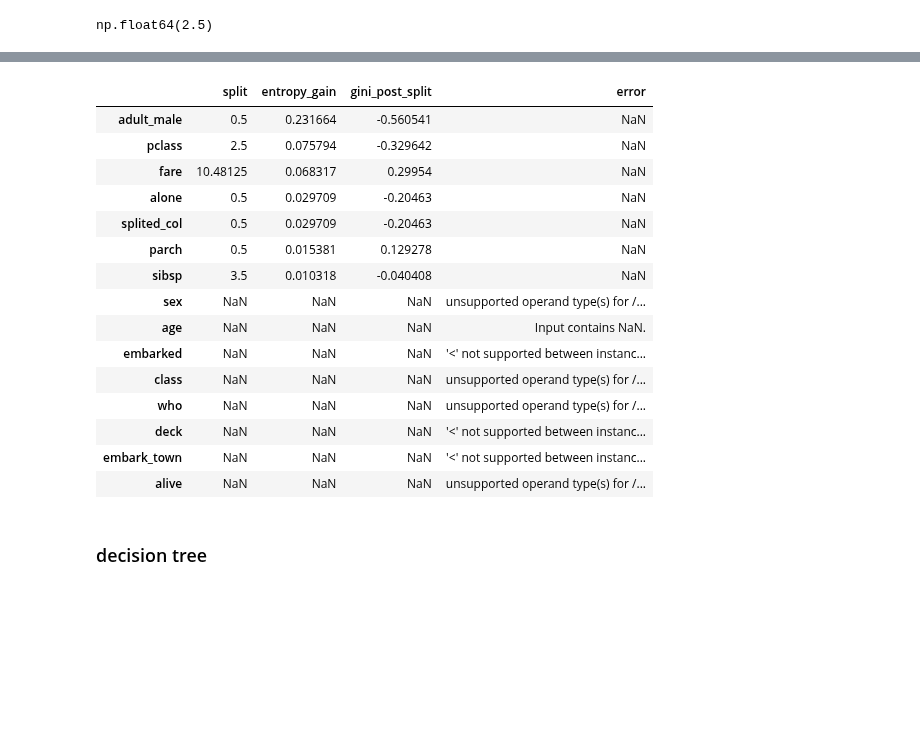
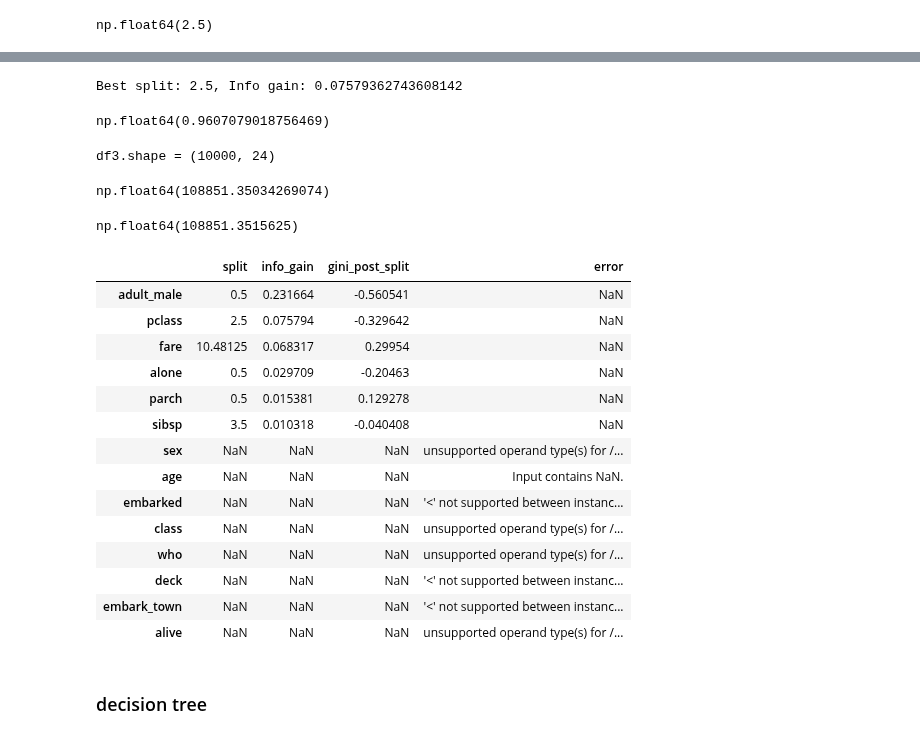
Before and after one commit to 0xdomyz/python_collection, a Jupyter notebook: model/decision_trees/decision_tree.ipynb, the cells around one changed output, grey strips where cells are left out. Cells and saved outputs as stored; diff of their text form; code cells hidden in the pictures; blank space fills up the shorter version.

Commit message:
add sklearn ver func to d tree

```diff
--- a/model/decision_trees/decision_tree.ipynb
+++ b/model/decision_trees/decision_tree.ipynb
@@ -34,7 +56,7 @@ alone                False
 # %% [markdown]
 ### split
 # %%
-def entropy(y):
+def entropy(y, base=2):
     """Calculate entropy of a binary target array.
     https://en.wikipedia.org/wiki/Entropy_(information_theory)#:~:text=The%20entropy%20can%20explicitly%20be%20written%20as%3A
     """
@@ -42,7 +64,7 @@ def entropy(y):
     p0 = 1 - p1
     if p1 == 0 or p1 == 1:
         return 0
-    return -p0 * np.log2(p0) - p1 * np.log2(p1)
+    return -p0 * np.log(p0) / np.log(base) - p1 * np.log(p1) / np.log(base)
 
 def best_split(df, feature_col, target_col):
     """Find the split point that maximizes information gain.
@@ -70,34 +161,74 @@ np.float64(2.5)
+# %%
+from sklearn.tree import DecisionTreeClassifier
+
+def sklearn_best_split(df, feature_col, target_col):
+    X = df[[feature_col]].values
+    y = df[target_col].values
+    clf = DecisionTreeClassifier(max_depth=1, random_state=42, criterion='entropy')
+    clf.fit(X, y)
+    tree = clf.tree_
+    # The root node is 0, its threshold is the split point
+    threshold = tree.threshold[0]
+    # Information gain is the impurity decrease at the root node
+    info_gain = tree.impurity[0] - (
+        tree.weighted_n_node_samples[1] / tree.weighted_n_node_samples[0] * tree.impurity[1] +
+        tree.weighted_n_node_samples[2] / tree.weighted_n_node_samples[0] * tree.impurity[2]
+    )
+    return threshold, info_gain
+
+split, gain = sklearn_best_split(df, 'pclass', 'survived')
+print(f"Best split: {split}, Info gain: {gain}")
+# %% [output]
+Best split: 2.5, Info gain: 0.07579362743608142
+# %%
+entropy(df["survived"])
+# %% [output]
+np.float64(0.9607079018756469)
+# %%
+df3 = df2.sample(n=10_000, random_state=1, replace=True)
+df3["LIMIT_BAL"] = df3["LIMIT_BAL"] + np.random.normal(0, 1000, df3.shape[0])
+print(f"{df3.shape = }")
+
+split, gain = best_split(df3, 'LIMIT_BAL', 'default payment next month')
+split
+# %% [output]
+df3.shape = (10000, 24)
+np.float64(108851.35034269074)
+# %%
+split, gain = sklearn_best_split(df3, 'LIMIT_BAL', 'default payment next month')
+split
+# %% [output]
+np.float64(108851.3515625)
 # %%
 from sklearn.metrics import roc_auc_score
 
 target_col = 'survived'
 feature_cols = [col for col in df.columns if col != target_col]
 
 split_results = {}
 for feature in feature_cols:
     try:
         split, gain = best_split(df, feature, target_col)
 
         splited_col = df[feature].copy()
         splited_col[df[feature] <= split] = 0
         splited_col[df[feature] > split] = 1
         auc = roc_auc_score(y_true=df[target_col], y_score=splited_col)
         gini_post_split = 2 * auc - 1
 
-        split_results[feature] = {'split': split, 'entropy_gain': gain, 'gini_post_split': gini_post_split}
+        split_results[feature] = {'split': split, 'info_gain': gain, 'gini_post_split': gini_post_split}
     except Exception as e:
         split_results[feature] = {'error': str(e)}
 
 res_df = pd.DataFrame(split_results).T
-res_df = res_df.sort_values(by='entropy_gain', ascending=False)
+res_df = res_df.sort_values(by='info_gain', ascending=False)
 res_df
 # %% [output]
-|  | split | entropy_gain | gini_post_split | error |
+|  | split | info_gain | gini_post_split | error |
 | adult_male | 0.5 | 0.231664 | -0.560541 | NaN |
 | pclass | 2.5 | 0.075794 | -0.329642 | NaN |
 | fare | 10.48125 | 0.068317 | 0.29954 | NaN |
 | alone | 0.5 | 0.029709 | -0.20463 | NaN |
-| splited_col | 0.5 | 0.029709 | -0.20463 | NaN |
 | parch | 0.5 | 0.015381 | 0.129278 | NaN |
 | sibsp | 3.5 | 0.010318 | -0.040408 | NaN |
 | sex | NaN | NaN | NaN | unsupported operand type(s) for /... |
```
Also changed, not shown: parts of 5 cells of this notebook.
